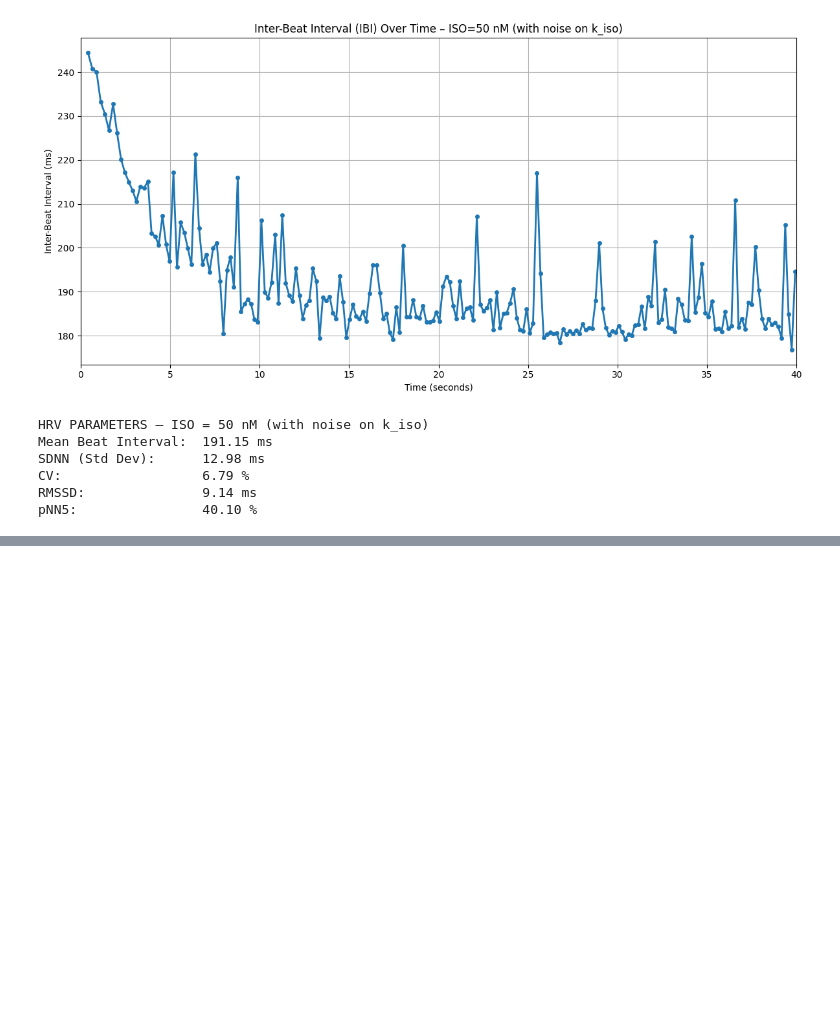
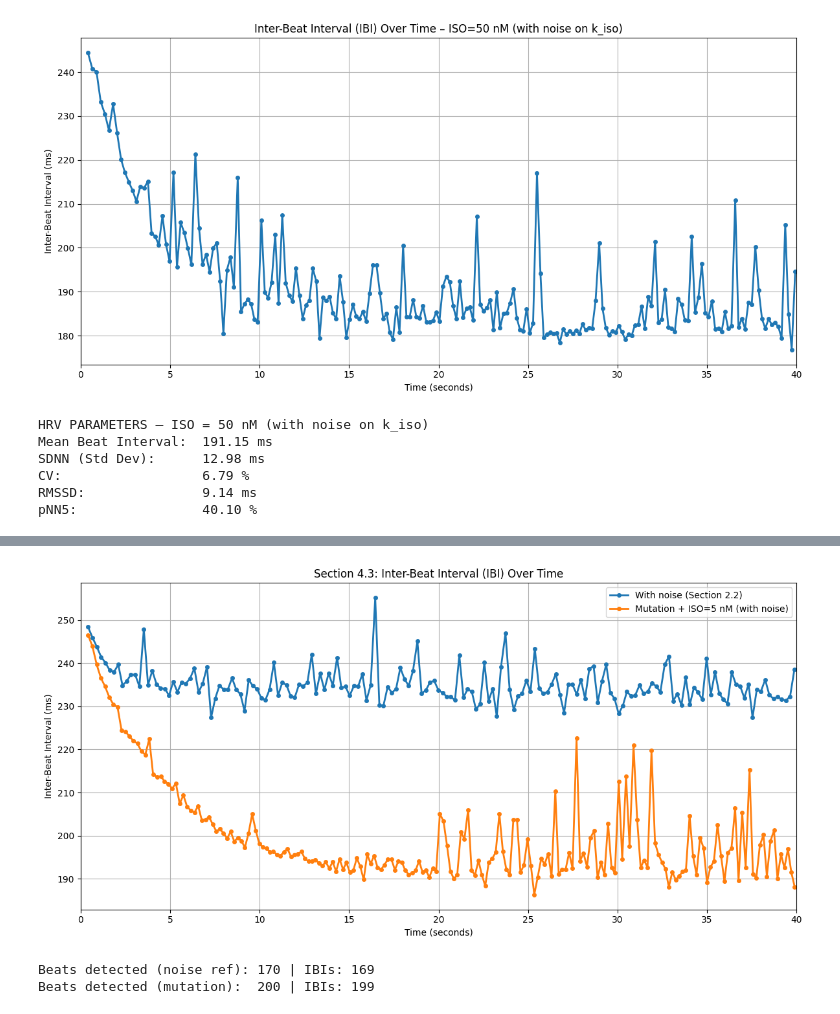
Before and after one commit to Mei-Sab/Project-part-3--BioElectrical-Phenomenas-, a Jupyter notebook: main.ipynb, the cells around one changed output, grey strips where cells are left out. Drawn from its saved outputs; the diff is of its cells as text; code cells hidden in the pictures; blank space fills up the shorter version.

```diff
--- a/main.ipynb
+++ b/main.ipynb
@@ -534,0 +654,46 @@ pNN5:                40.10 %
+# %%
+# --- Question 4.3 ---
+# IBI over time: compare "with noise (Section 2.2)" vs "mutation + ISO=5 (with noise)"
+
+# (1) Peaks -> IBIs for noise reference (Section 2.2)
+peaks_time_noise_ref = []
+for i in range(1, len(Vm_noise_ref) - 1):
+    if Vm_noise_ref[i-1] < Vm_noise_ref[i] and Vm_noise_ref[i] > Vm_noise_ref[i+1] and Vm_noise_ref[i] > 0:
+        peaks_time_noise_ref.append(time_noise_ref[i])
+
+peaks_time_noise_ref = np.array(peaks_time_noise_ref)
+IBIs_noise_ref = np.diff(peaks_time_noise_ref)
+IBI_times_noise_ref = peaks_time_noise_ref[1:]
+
+# (2) Peaks -> IBIs for mutation + ISO=5 (with noise)
+peaks_time_mut = []
+for i in range(1, len(Vm_mut) - 1):
+    if Vm_mut[i-1] < Vm_mut[i] and Vm_mut[i] > Vm_mut[i+1] and Vm_mut[i] > 0:
+        peaks_time_mut.append(time_mut[i])
+
+peaks_time_mut = np.array(peaks_time_mut)
+IBIs_mut = np.diff(peaks_time_mut)
+IBI_times_mut = peaks_time_mut[1:]
+
+# (3) Plot both on the same axes
+plt.figure(figsize=(12, 6))
+plt.plot(IBI_times_noise_ref/1000, IBIs_noise_ref, marker='o', linestyle='-', linewidth=2, markersize=4,
+         label='With noise (Section 2.2)')
+plt.plot(IBI_times_mut/1000, IBIs_mut, marker='o', linestyle='-', linewidth=2, markersize=4,
+         label='Mutation + ISO=5 nM (with noise)')
+
+plt.xlim(0, 40)
+plt.title('Section 4.3: Inter-Beat Interval (IBI) Over Time')
+plt.xlabel('Time (seconds)')
+plt.ylabel('Inter-Beat Interval (ms)')
+plt.grid(True)
+plt.legend()
+plt.tight_layout()
+plt.show()
+
+print(f"Beats detected (noise ref): {len(peaks_time_noise_ref)} | IBIs: {len(IBIs_noise_ref)}")
+print(f"Beats detected (mutation):  {len(peaks_time_mut)} | IBIs: {len(IBIs_mut)}")
+# %% [output]
+[figure, added]
+Beats detected (noise ref): 170 | IBIs: 169
+Beats detected (mutation):  200 | IBIs: 199
```
Also changed, not shown: parts of 9 cells of this notebook, 2 other files.
